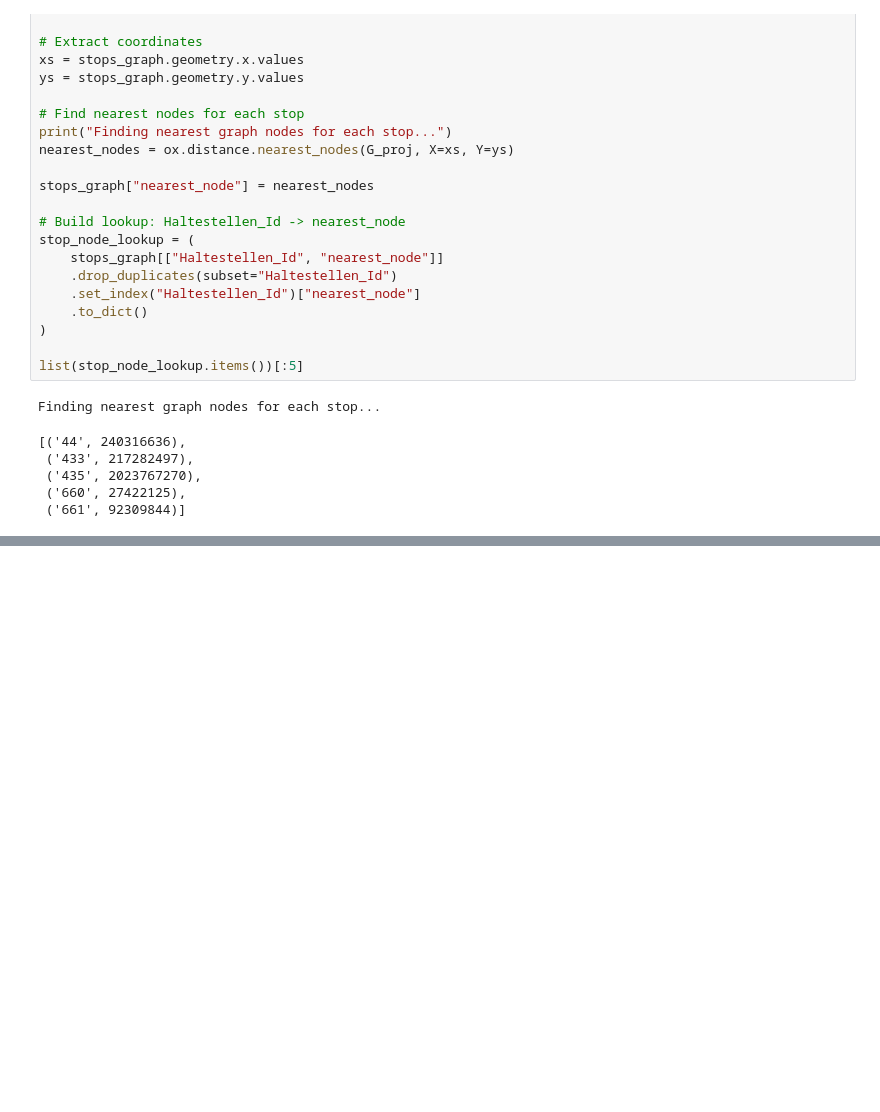
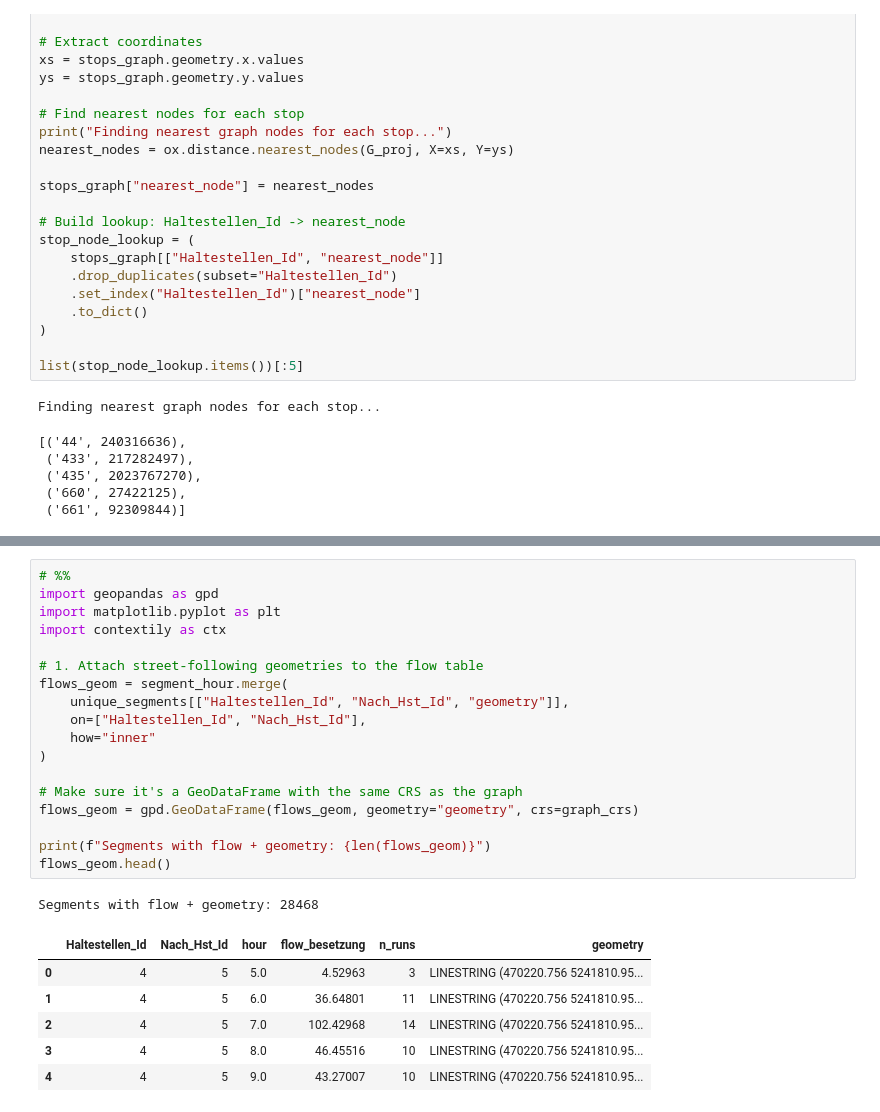
Before and after one commit to fcampell/DWDL, a Jupyter notebook: notebooks/public_transport.ipynb, the cells around one changed output, grey strips where cells are left out. Cells and saved outputs as stored; diff of their text form; blank space fills up the shorter version.

```diff
--- a/notebooks/public_transport.ipynb
+++ b/notebooks/public_transport.ipynb
@@ -445,0 +458,26 @@ Segments with valid street-following geometry: 0
+# %%
+# %%
+import geopandas as gpd
+import matplotlib.pyplot as plt
+import contextily as ctx
+
+# 1. Attach street-following geometries to the flow table
+flows_geom = segment_hour.merge(
+    unique_segments[["Haltestellen_Id", "Nach_Hst_Id", "geometry"]],
+    on=["Haltestellen_Id", "Nach_Hst_Id"],
+    how="inner"
+)
+
+# Make sure it's a GeoDataFrame with the same CRS as the graph
+flows_geom = gpd.GeoDataFrame(flows_geom, geometry="geometry", crs=graph_crs)
+
+print(f"Segments with flow + geometry: {len(flows_geom)}")
+flows_geom.head()
+# %% [output]
+Segments with flow + geometry: 28468
+|  | Haltestellen_Id | Nach_Hst_Id | hour | flow_besetzung | n_runs | geometry |
+| 0 | 4 | 5 | 5.0 | 4.52963 | 3 | LINESTRING (470220.756 5241810.95... |
+| 1 | 4 | 5 | 6.0 | 36.64801 | 11 | LINESTRING (470220.756 5241810.95... |
+| 2 | 4 | 5 | 7.0 | 102.42968 | 14 | LINESTRING (470220.756 5241810.95... |
+| 3 | 4 | 5 | 8.0 | 46.45516 | 10 | LINESTRING (470220.756 5241810.95... |
+| 4 | 4 | 5 | 9.0 | 43.27007 | 10 | LINESTRING (470220.756 5241810.95... |
```
Also changed, not shown: parts of 16 cells of this notebook.
